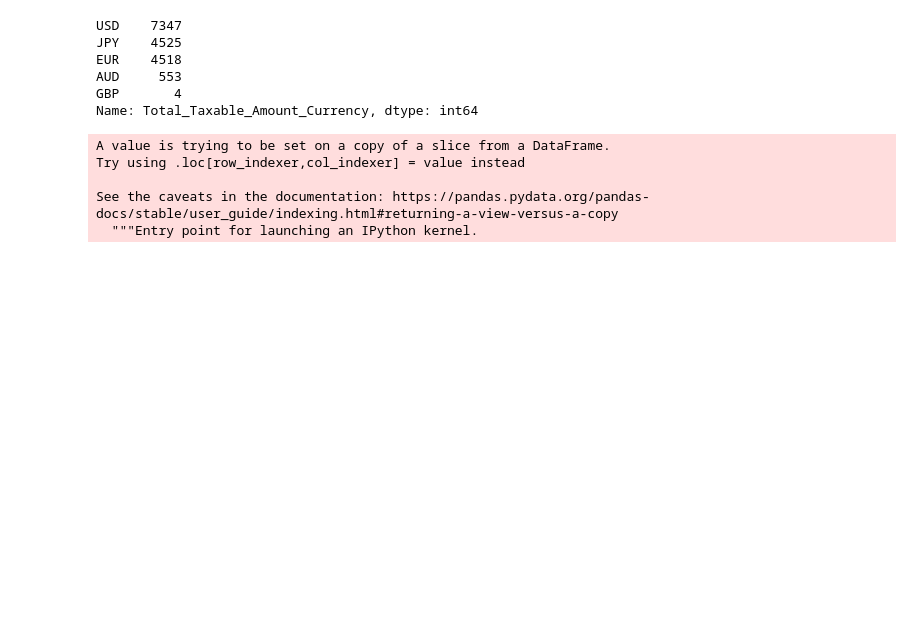
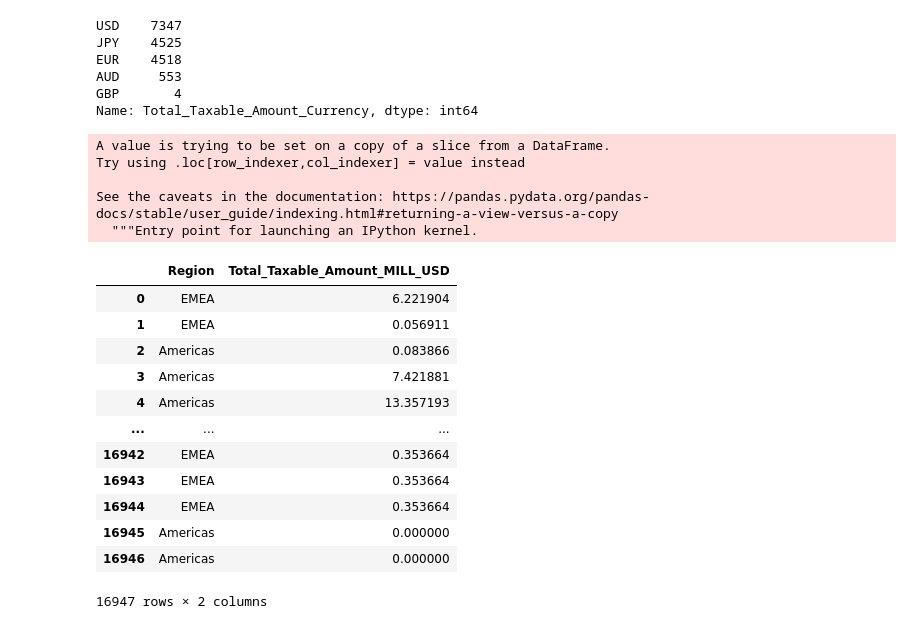
Before and after one commit to RiedelNicolas/75.06-2C2020-TP1, a Jupyter notebook: AnalisisGeografico.ipynb, the cells around one changed output. Saved outputs shown, nothing was run; the diff lists cells and outputs as text; code cells hidden in the pictures; blank space fills up the shorter version.

```diff
--- a/AnalisisGeografico.ipynb
+++ b/AnalisisGeografico.ipynb
@@ -432,5 +432,20 @@ Try using .loc[row_indexer,col_indexer] = value instead
 See the caveats in the documentation: https://pandas.pydata.org/pandas-docs/stable/user_guide/indexing.html#returning-a-view-versus-a-copy
   """Entry point for launching an IPython kernel.
 # %%
-datos_short = datos_short[['Region', 'Total_Taxable_Amount_USD']]
+datos_short = datos_short[ ['Region', 'Total_Taxable_Amount_MILL_USD'] ]
+datos_short
+# %% [output]
+|  | Region | Total_Taxable_Amount_MILL_USD |
+| 0 | EMEA | 6.221904 |
+| 1 | EMEA | 0.056911 |
+| 2 | Americas | 0.083866 |
+| 3 | Americas | 7.421881 |
+| 4 | Americas | 13.357193 |
+| ... | ... | ... |
+| 16942 | EMEA | 0.353664 |
+| 16943 | EMEA | 0.353664 |
+| 16944 | EMEA | 0.353664 |
+| 16945 | Americas | 0.000000 |
+| 16946 | Americas | 0.000000 |
+16947 rows × 2 columns
 # %%
```
Also changed, not shown: parts of 11 cells of this notebook.
